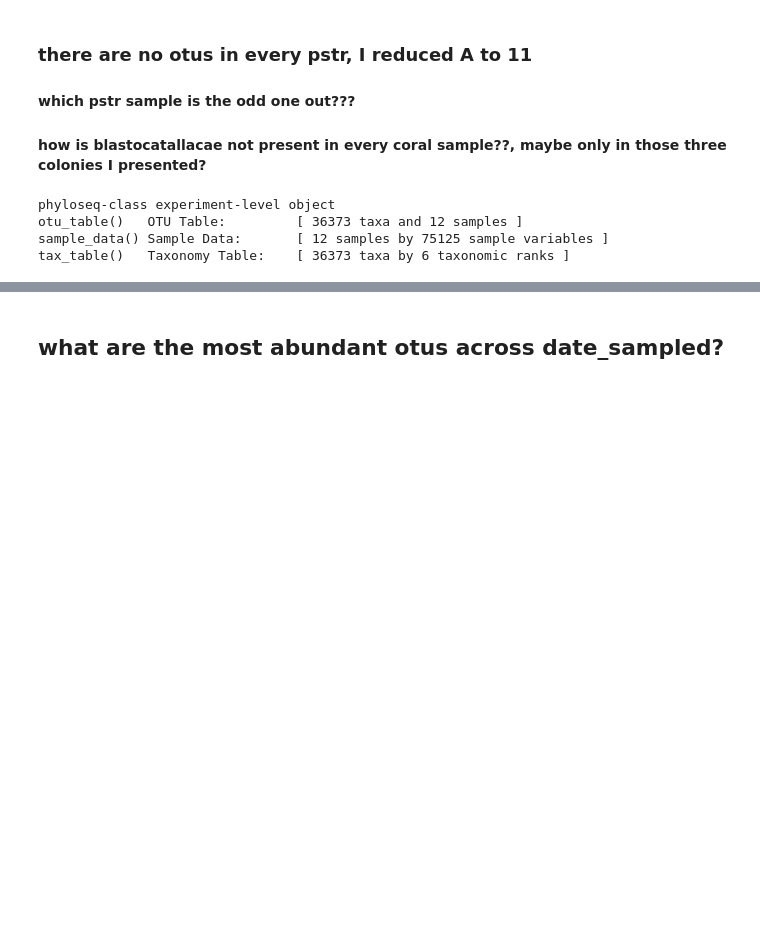
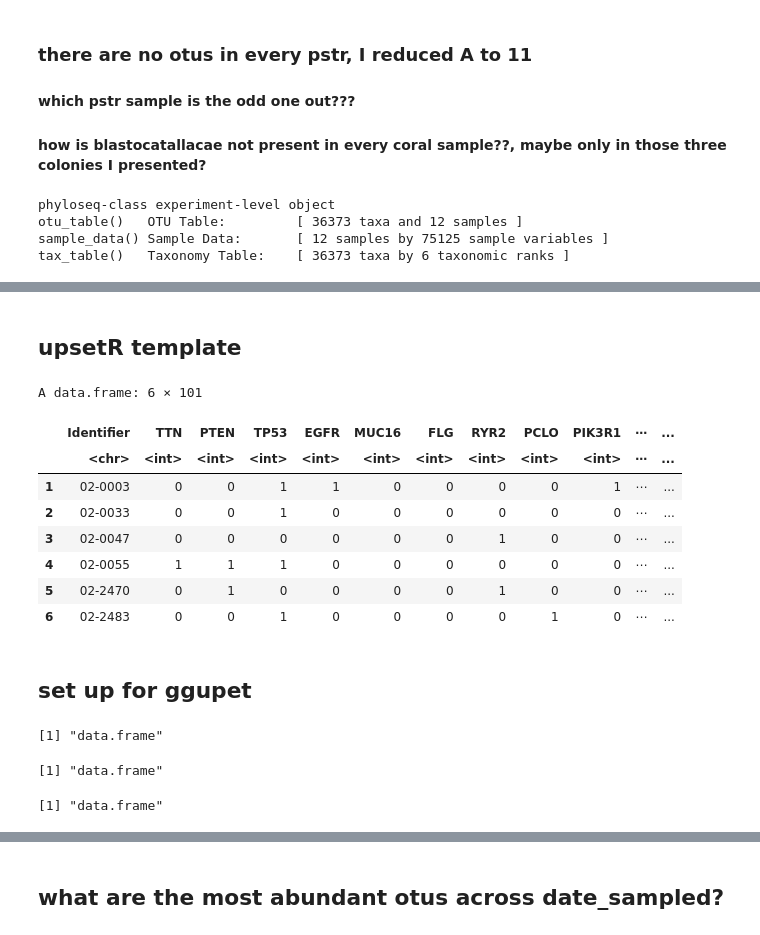
Before and after one commit to cdesouza02/BEL_16S_output, a Jupyter notebook: genefilter.ipynb, the cells around one changed output, grey strips where cells are left out. Drawn from its saved outputs; the diff is of its cells as text; code cells hidden in the pictures; blank space fills up the shorter version.

```diff
--- a/genefilter.ipynb
+++ b/genefilter.ipynb
@@ -275,0 +236,29 @@ A taxonomyTable: 6 × 6 of type chr
+# %% [markdown]
+## upsetR template
+# %%
+mutations <- read.csv( system.file("extdata", "mutations.csv", package = "UpSetR"), header=T, sep = ",")
+head(mutations)
+# %% [output]
+A data.frame: 6 × 101
+|  | Identifier | TTN | PTEN | TP53 | EGFR | MUC16 | FLG | RYR2 | PCLO | PIK3R1 | ⋯ | ... |
+|  | <chr> | <int> | <int> | <int> | <int> | <int> | <int> | <int> | <int> | <int> | ⋯ | ... |
+| 1 | 02-0003 | 0 | 0 | 1 | 1 | 0 | 0 | 0 | 0 | 1 | ⋯ | ... |
+| 2 | 02-0033 | 0 | 0 | 1 | 0 | 0 | 0 | 0 | 0 | 0 | ⋯ | ... |
+| 3 | 02-0047 | 0 | 0 | 0 | 0 | 0 | 0 | 1 | 0 | 0 | ⋯ | ... |
+| 4 | 02-0055 | 1 | 1 | 1 | 0 | 0 | 0 | 0 | 0 | 0 | ⋯ | ... |
+| 5 | 02-2470 | 0 | 1 | 0 | 0 | 0 | 0 | 1 | 0 | 0 | ⋯ | ... |
+| 6 | 02-2483 | 0 | 0 | 1 | 0 | 0 | 0 | 0 | 1 | 0 | ⋯ | ... |
+# %% [markdown]
+## set up for ggupet
+# %%
+#extract from ps
+otu <- as.data.frame(otu_table(ps_clean))
+tax <- as.data.frame(tax_table(ps_clean))
+sam <- data.frame(sample_data(ps_clean))
+class(sam)
+class(otu)
+class(tax)
+# %% [output]
+[1] "data.frame"
+[1] "data.frame"
+[1] "data.frame"
```
Also changed, not shown: parts of 43 cells of this notebook.
